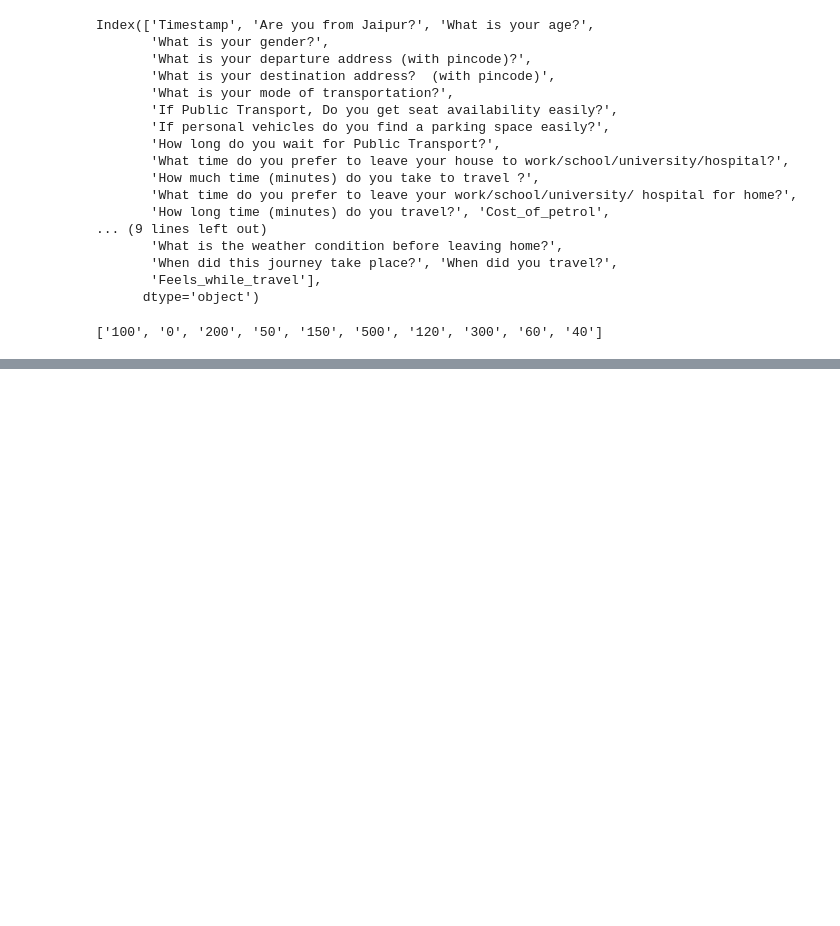
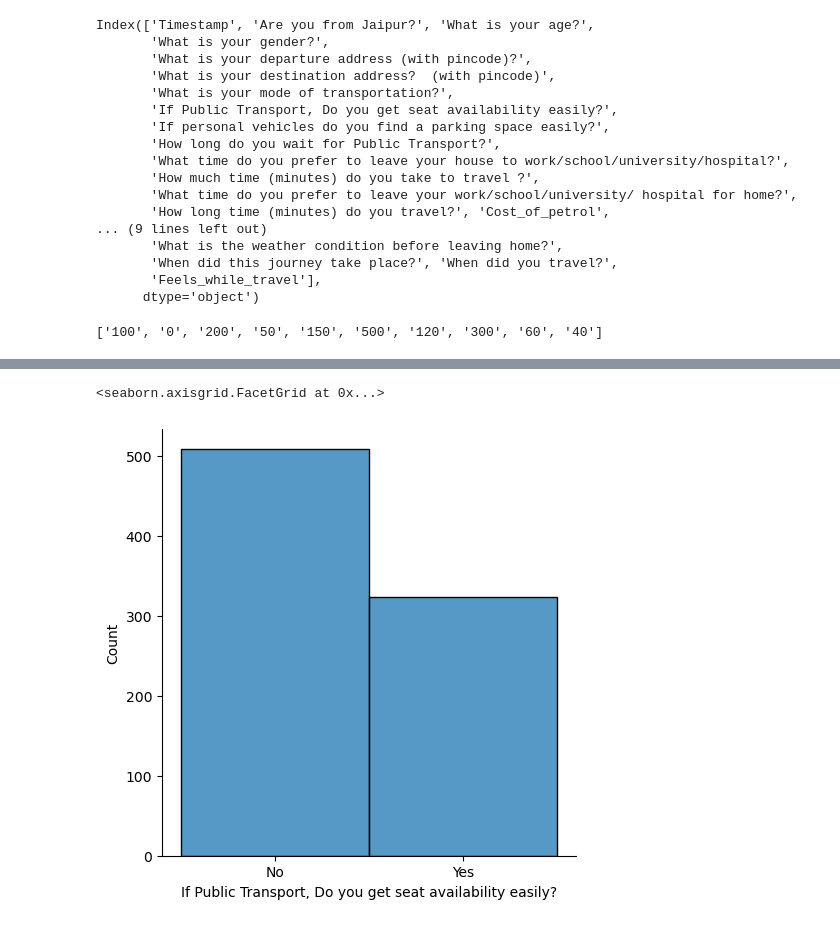
Before and after one commit to Bharatgwl/Data-Science-And-ML, a Jupyter notebook: Travel_analysis.ipynb, the cells around one changed output, grey strips where cells are left out. Drawn from its saved outputs; the diff is of its cells as text; code cells hidden in the pictures; blank space fills up the shorter version.

```diff
--- a/Travel_analysis.ipynb
+++ b/Travel_analysis.ipynb
@@ -118,0 +194,5 @@ for label in top_10:
+# %%
+sns.displot(df['If Public Transport, Do you get seat availability easily?'])
+# %% [output]
+<seaborn.axisgrid.FacetGrid at 0x...>
+[figure, added]
```
Also changed, not shown: parts of 8 cells of this notebook, 3 other files.
